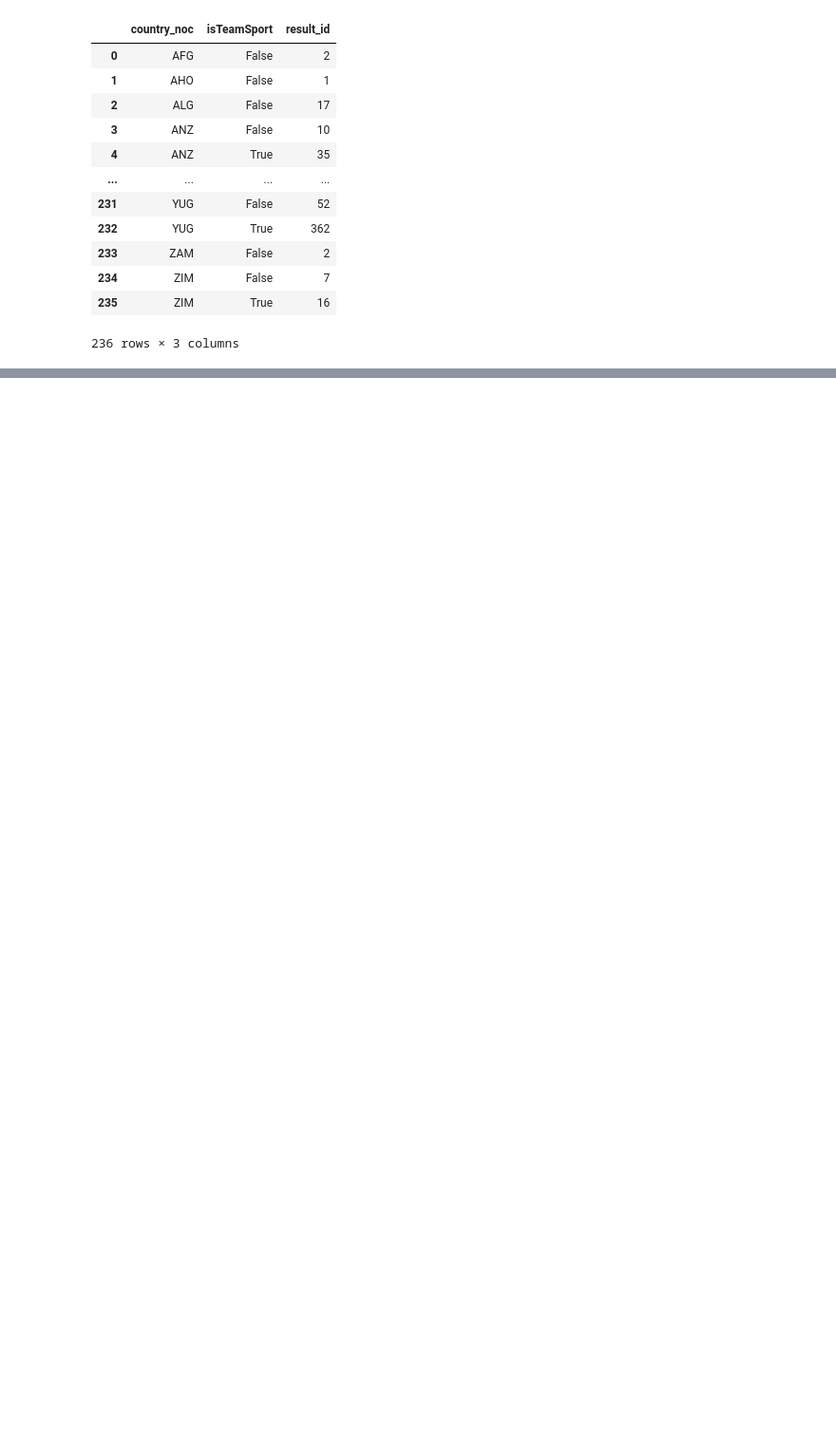
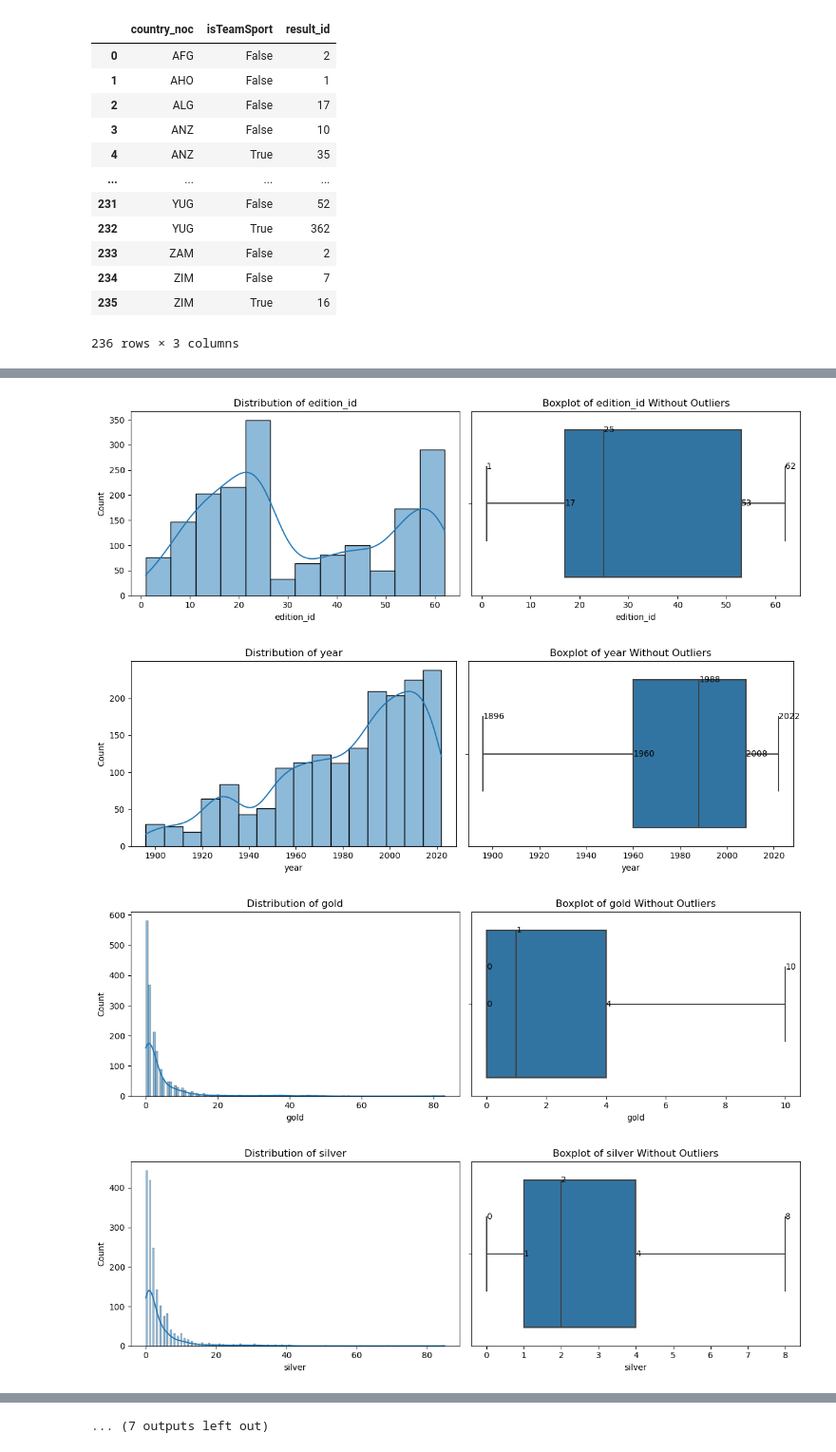
Before and after one commit to ana-047/Olymploration, a Jupyter notebook: Olymploration.ipynb, the cells around one changed output, grey strips where cells are left out. Shown at 95% size. Saved outputs shown, nothing was run; the diff lists cells and outputs as text; code cells hidden in the pictures; blank space fills up the shorter version.

```diff
--- a/Olymploration.ipynb
+++ b/Olymploration.ipynb
@@ -687,0 +740,12 @@ Name: name, dtype: int64
+# %%
+# df_medals['edition_id'].nunique()
+# df_games['edition_id'].nunique()
+
+
+# drop war and future events
+df_games = df_games.drop(df_games[~df_games['edition_id'].isin(df_medals['edition_id'])].index)
+
+
+df_games_medals = pd.merge(df_medals, pd.merge(df_games, df_country, on='country_noc', how='left'), on=['edition_id', 'edition', 'year'], how='left',
+        suffixes=('_performing', '_host'))
+df_games_medals.head()
@@ -687,0 +759,7 @@ Name: name, dtype: int64
+# %%
+#special or one time events
+df_games_medals[(df_games_medals['edition_id'] == 4)|(df_games_medals['edition_id'] == 48)]
+
+# drop the one-time events
+df_games_medals = df_games_medals.drop(df_games_medals[(df_games_medals['edition_id'] == 4)|
+                                                       (df_games_medals['edition_id'] == 48)].index)
@@ -687,0 +822,7 @@ Name: name, dtype: int64
+# %%
+eda_visualization(df_games_medals)
+# %% [output]
+[figure, added]
+[figure, added]
+[figure, added]
+[figure, added]
@@ -687,0 +837 @@ Name: name, dtype: int64
+... (7 outputs left out)
```
Also changed, not shown: parts of 120 cells of this notebook, 6 other files.
